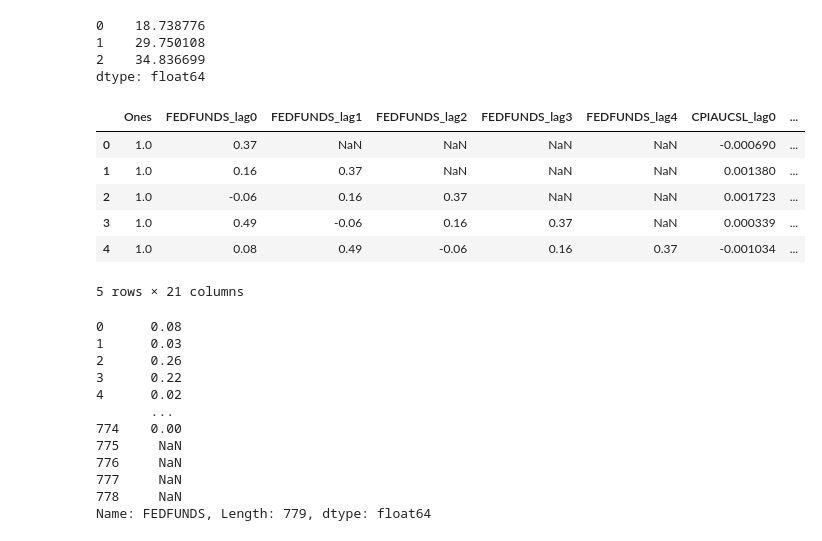
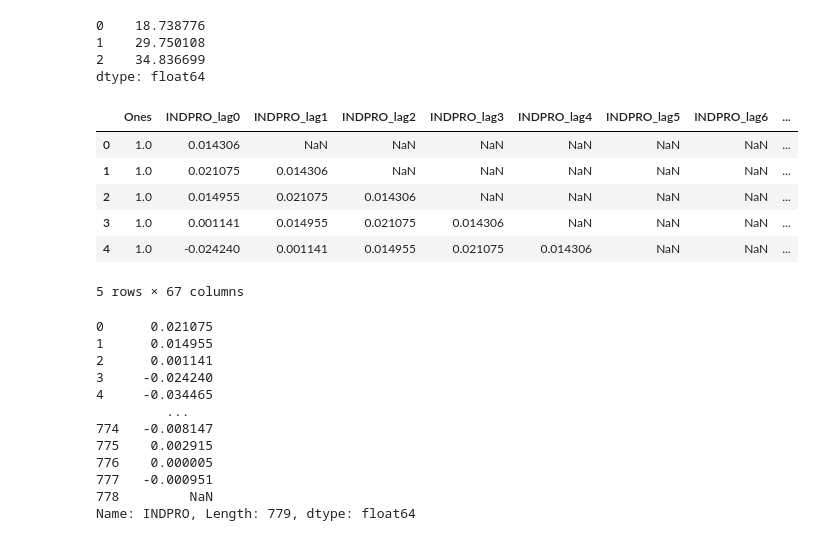
Before and after one commit to uniroma/assignment1-patagonia, a Jupyter notebook: forecast_1.ipynb, the cells around one changed output. Cells and saved outputs as stored; diff of their text form; code cells hidden in the pictures.

```diff
--- a/forecast_1.ipynb
+++ b/forecast_1.ipynb
@@ -409,52 +409,52 @@ Using data up to 2000-10-01 00:00:00
 2    34.836699
 dtype: float64
 # %%
-Yraw = df_cleaned['FEDFUNDS']
-Xraw = df_cleaned[['CPIAUCSL', 'INDPRO','UNRATE']]
+Yraw = df_cleaned['INDPRO']
+Xraw = df_cleaned[['CPIAUCSL', 'FEDFUNDS','UNRATE','IPCONGD','S&P 500']]
 
-num_lags  = 4  ## this is p
-num_leads = 4  ## this is h
+num_lags  = 10  ## this is p
+num_leads = 1  ## this is h
 X = pd.DataFrame()
 ## Add the lagged values of Y
-col = 'FEDFUNDS'
+col = 'INDPRO'
 for lag in range(0,num_lags+1):
         # Shift each column in the DataFrame and name it with a lag suffix
         X[f'{col}_lag{lag}'] = Yraw.shift(lag)
 
 for col in Xraw.columns:
     for lag in range(0,num_lags+1):
         # Shift each column in the DataFrame and name it with a lag suffix
         X[f'{col}_lag{lag}'] = Xraw[col].shift(lag)
 ## Add a column on ones (for the intercept)
 X.insert(0, 'Ones', np.ones(len(X)))
 
 
 ## X is now a DataFrame
 X.head()
 # %% [output]
-|  | Ones | FEDFUNDS_lag0 | FEDFUNDS_lag1 | FEDFUNDS_lag2 | FEDFUNDS_lag3 | FEDFUNDS_lag4 | CPIAUCSL_lag0 | ... |
-| 0 | 1.0 | 0.37 | NaN | NaN | NaN | NaN | -0.000690 | ... |
-| 1 | 1.0 | 0.16 | 0.37 | NaN | NaN | NaN | 0.001380 | ... |
-| 2 | 1.0 | -0.06 | 0.16 | 0.37 | NaN | NaN | 0.001723 | ... |
-| 3 | 1.0 | 0.49 | -0.06 | 0.16 | 0.37 | NaN | 0.000339 | ... |
-| 4 | 1.0 | 0.08 | 0.49 | -0.06 | 0.16 | 0.37 | -0.001034 | ... |
+|  | Ones | INDPRO_lag0 | INDPRO_lag1 | INDPRO_lag2 | INDPRO_lag3 | INDPRO_lag4 | INDPRO_lag5 | INDPRO_lag6 | ... |
+| 0 | 1.0 | 0.014306 | NaN | NaN | NaN | NaN | NaN | NaN | ... |
+| 1 | 1.0 | 0.021075 | 0.014306 | NaN | NaN | NaN | NaN | NaN | ... |
+| 2 | 1.0 | 0.014955 | 0.021075 | 0.014306 | NaN | NaN | NaN | NaN | ... |
+| 3 | 1.0 | 0.001141 | 0.014955 | 0.021075 | 0.014306 | NaN | NaN | NaN | ... |
+| 4 | 1.0 | -0.024240 | 0.001141 | 0.014955 | 0.021075 | 0.014306 | NaN | NaN | ... |
-5 rows × 21 columns
+5 rows × 67 columns
 # %%
 y = Yraw.shift(-num_leads)
 y
 # %% [output]
-0      0.08
-1      0.03
-2      0.26
-3      0.22
-4      0.02
-       ...
-774    0.00
-775     NaN
-776     NaN
-777     NaN
-778     NaN
-Name: FEDFUNDS, Length: 779, dtype: float64
+0      0.021075
+1      0.014955
+2      0.001141
+3     -0.024240
+4     -0.034465
+         ...
+774   -0.008147
+775    0.002915
+776    0.000005
+777   -0.000951
+778         NaN
+Name: INDPRO, Length: 779, dtype: float64
 # %%
 ## Save last row of X (converted to numpy)
 X_T = X.iloc[-1:].values
```
Also changed, not shown: parts of 4 cells of this notebook.
